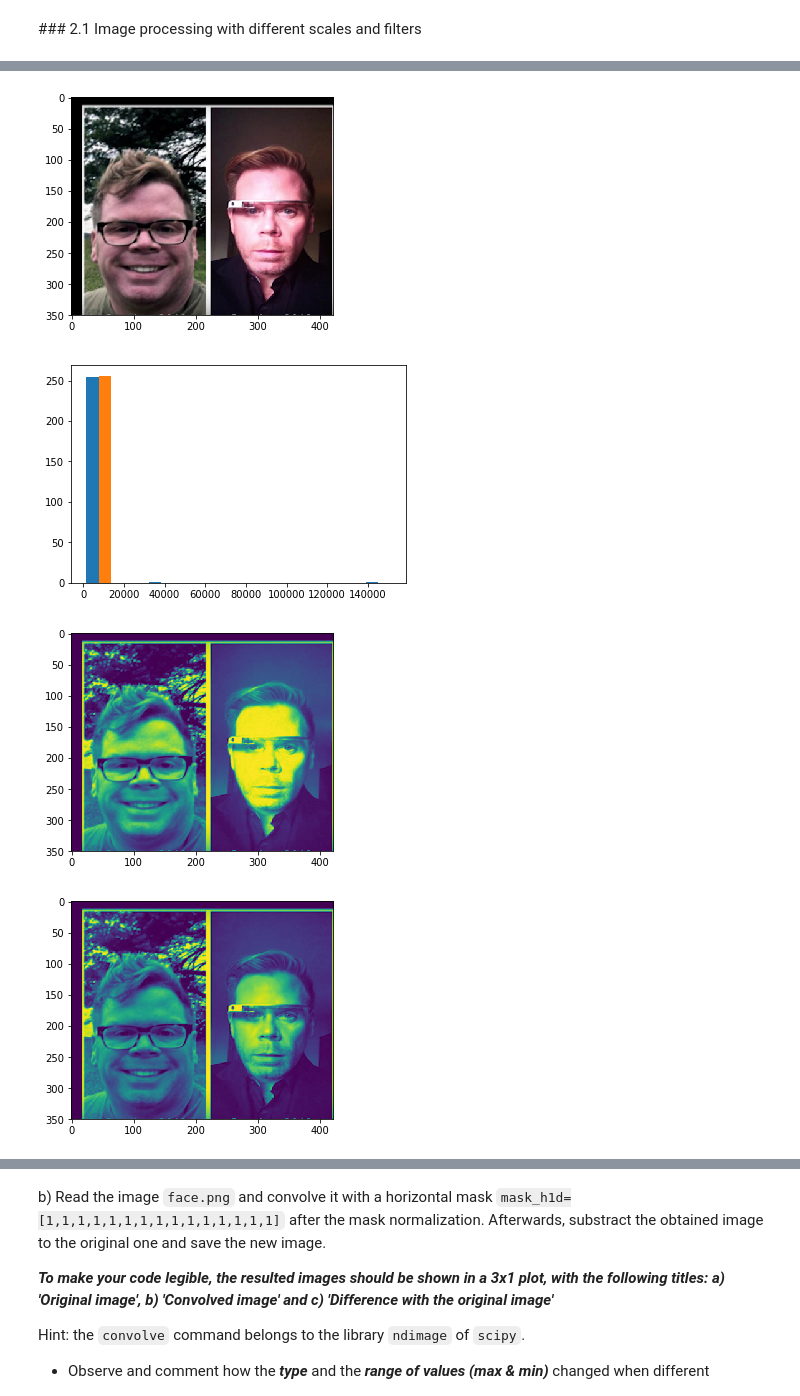
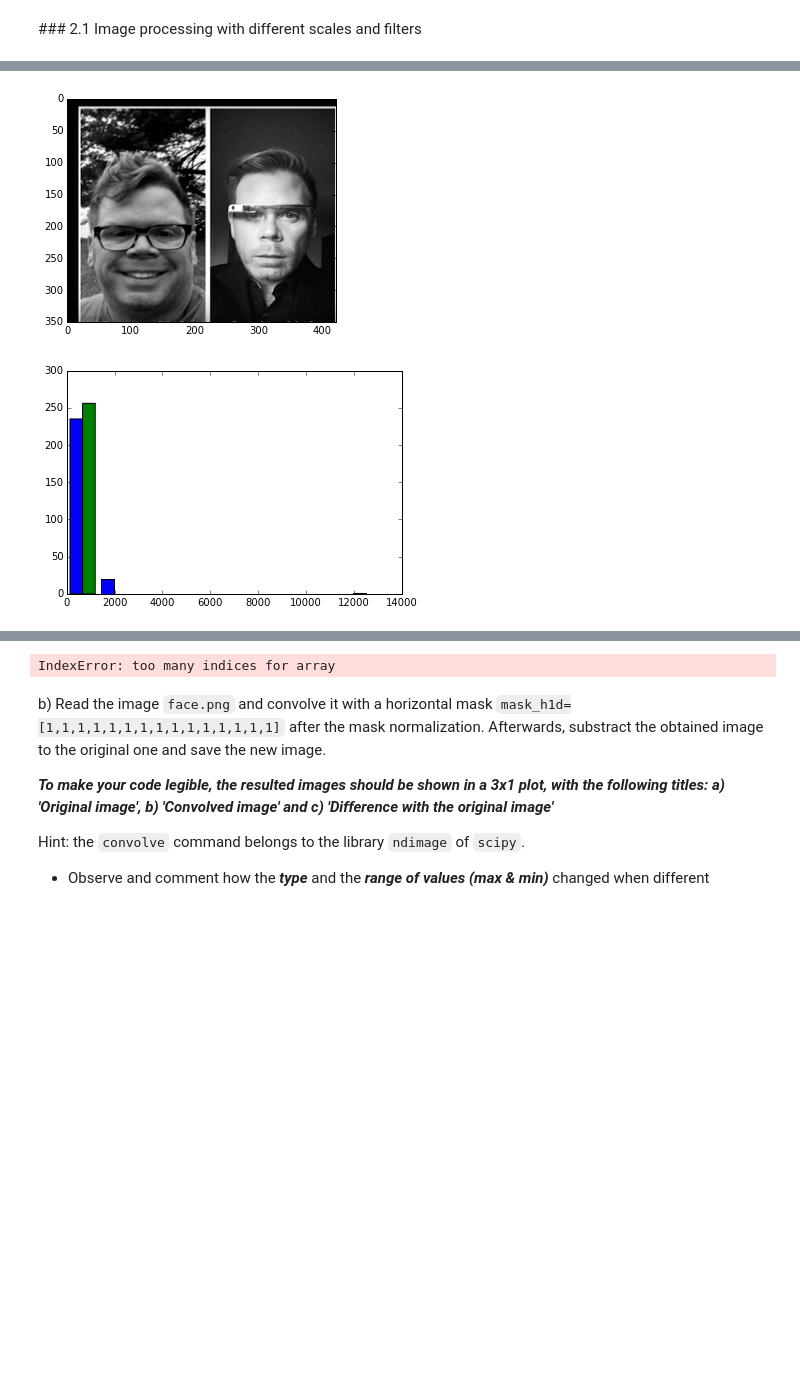
Before and after one commit to jmcano94/Visio-Artificial, a Jupyter notebook: p2.ipynb, the cells around one changed output, grey strips where cells are left out. Drawn from its saved outputs; the diff is of its cells as text; code cells hidden in the pictures; blank space fills up the shorter version.

```diff
--- a/p2.ipynb
+++ b/p2.ipynb
@@ -51,25 +52,24 @@ from matplotlib import pyplot as plt # useful for plotting images on iPython or
 # %%
 #a)
 
 #bar() function in exposure
 face = io.imread('images/face.png')
-plt.imshow(face)
+face = rgb2gray(face)
+plt.imshow(face, cmap='gray')
 plt.show()
 plt.hist(exposure.histogram(face))
 plt.show()
 plt.imshow(face[:,:,0])
 plt.show()
 plt.show()
 plt.show()
 plt.imshow(face[:,:,1])
 plt.show()
 plt.imshow(face[:,:,2])
 plt.show()
 
 plt.hist(face[:,:,0], bins=8)
 plt.show()
 # %% [output]
-[figure, old version]
+[figure, new version]
-[figure, old version]
+[figure, new version]
-[figure, removed]
-[figure, removed]
@@ -78,3 +76,4 @@ plt.show()
+IndexError: too many indices for array
 # %% [markdown]
 b) Read the image `face.png` and convolve it with a horizontal mask `mask_h1d=[1,1,1,1,1,1,1,1,1,1,1,1,1,1,1]` after the mask normalization. Afterwards, substract the obtained image to the original one and save the new image.
 
```
Also changed, not shown: parts of 9 cells of this notebook.
